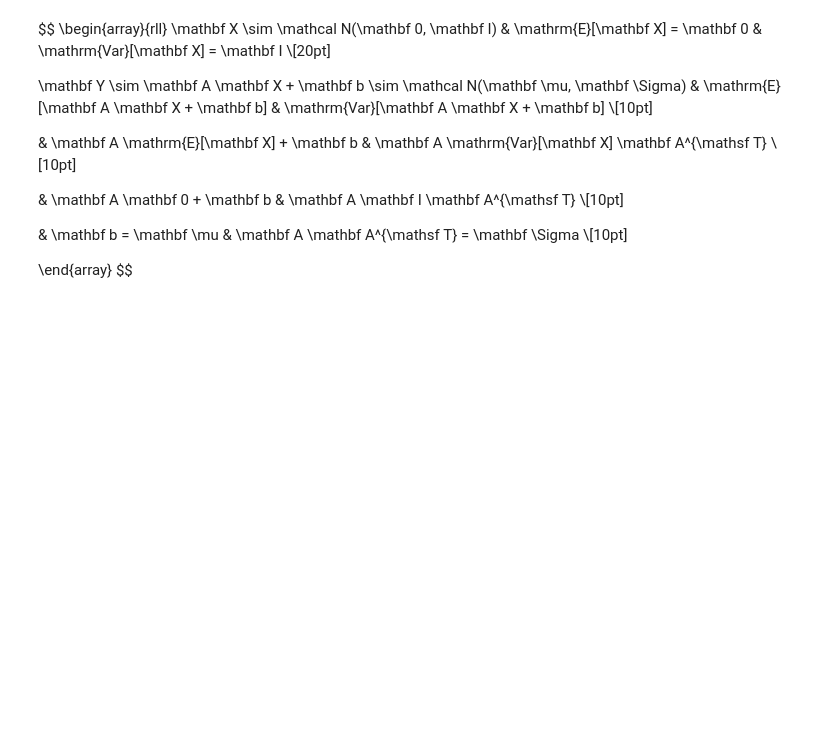
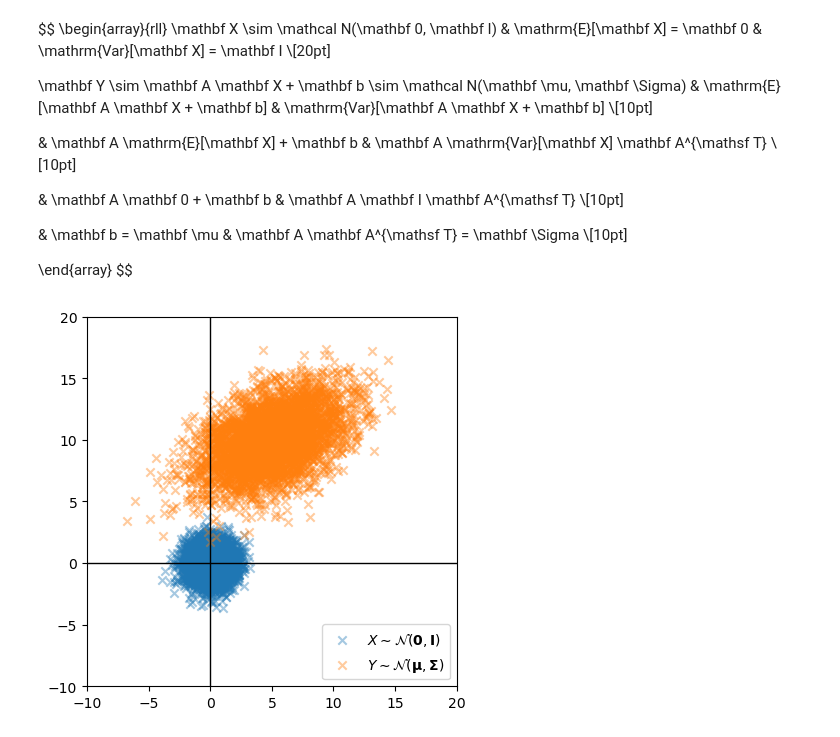
Before and after one commit to ohshane/NeuralNetwork, a Jupyter notebook: MatrixAlgebraPlaybook.ipynb, the cells around one changed output. Saved outputs shown, nothing was run; the diff lists cells and outputs as text; code cells hidden in the pictures; blank space fills up the shorter version.

```diff
--- a/MatrixAlgebraPlaybook.ipynb
+++ b/MatrixAlgebraPlaybook.ipynb
@@ -796,3 +796,29 @@ $$
 
 \end{array}
 $$
+# %%
+import numpy as np
+import matplotlib.pyplot as plt
+
+mu = np.array([[ 5],
+               [10]])
+
+sigma = np.array([[9, 3],
+                  [3, 5]])
+
+L = np.linalg.cholesky(sigma)
+
+X = np.random.randn(2,4000)
+Y = L @ X + mu
+
+plt.scatter(*X, marker="x", alpha=.4, label=r"$X \sim \mathcal{N}(\mathbf{0}, \mathbf{I})$")
+plt.scatter(*Y, marker="x", alpha=.4, label=r"$Y \sim \mathcal{N}(\mathbf{\mu}, \mathbf{\Sigma})$")
+plt.axis("square")
+plt.axvline(0, c="k", lw=1)
+plt.axhline(0, c="k", lw=1)
+plt.xlim(-10,20)
+plt.ylim(-10,20)
+plt.legend(loc=4)
+plt.show()
+# %% [output]
+[figure, added]
```
Also changed, not shown: parts of 14 cells of this notebook.
